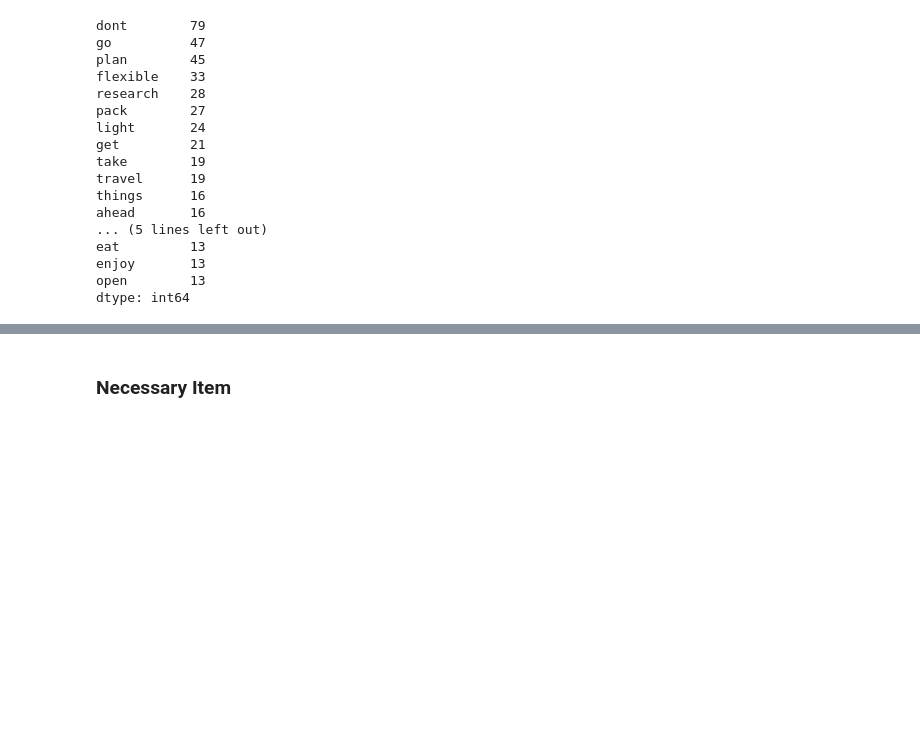
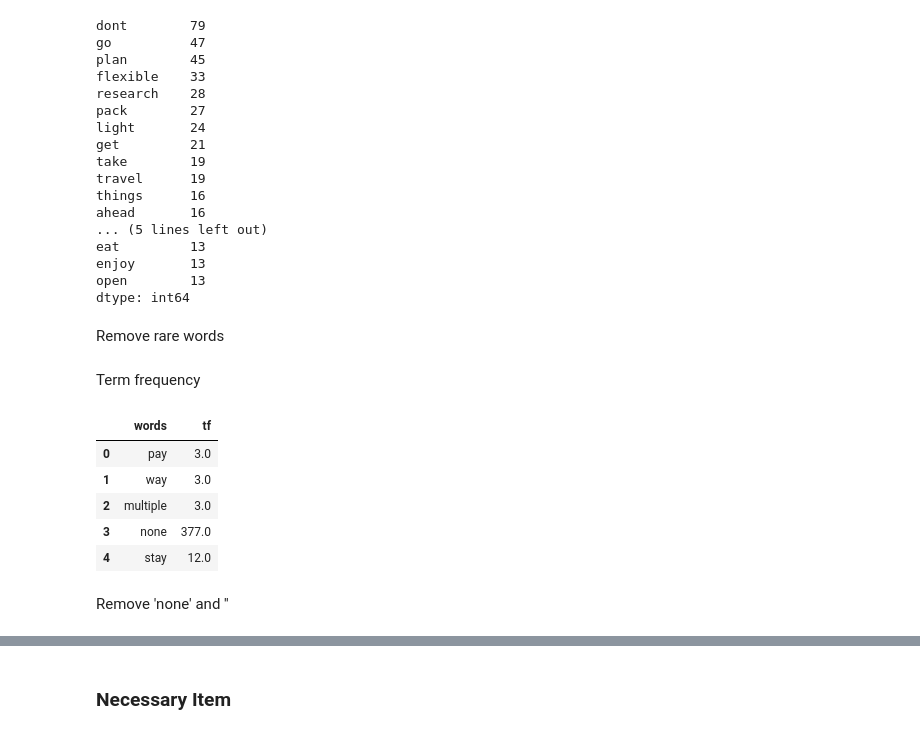
Before and after one commit to Ecboxer/travel, a Jupyter notebook: notebooks/explore.ipynb, the cells around one changed output, grey strips where cells are left out. Drawn from its saved outputs; the diff is of its cells as text; code cells hidden in the pictures; blank space fills up the shorter version.

```diff
--- a/notebooks/explore.ipynb
+++ b/notebooks/explore.ipynb
@@ -1499,3 +1499,25 @@ freq = freq[1:]
 df['tip_pr'] = df['tip_pr'].apply(lambda x: ' '.join([Word(y).lemmatize() for y in x.split()]))
 # %%
 df['tip_pr'] = df['tip_pr'].apply(lambda x: str(TextBlob(x).correct()))
+# %%
+freq = pd.Series(' '.join(df['tip_pr']).split()).value_counts()
+freq = freq[1:]
+# %% [markdown]
+Remove rare words
+# %%
+df['tip_pr'] = df['tip_pr'].apply(lambda x: ' '.join([y for y in x.split() if y not in freq[freq == 1]]))
+# %% [markdown]
+Term frequency
+# %%
+tf = df['tip_pr'].apply(lambda x: pd.value_counts(x.split(' '))).sum(axis = 0).reset_index()
+tf.columns = ['words', 'tf']
+tf.head()
+# %% [output]
+|  | words | tf |
+| 0 | pay | 3.0 |
+| 1 | way | 3.0 |
+| 2 | multiple | 3.0 |
+| 3 | none | 377.0 |
+| 4 | stay | 12.0 |
+# %% [markdown]
+Remove 'none' and ''
```
Also changed, not shown: parts of 8 cells of this notebook.
